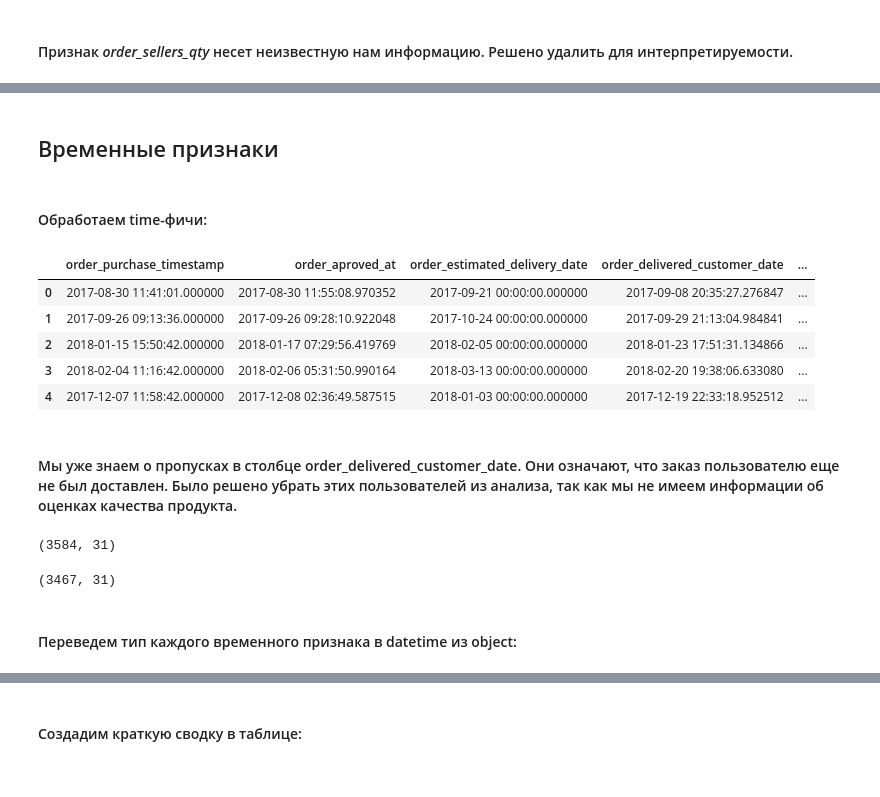
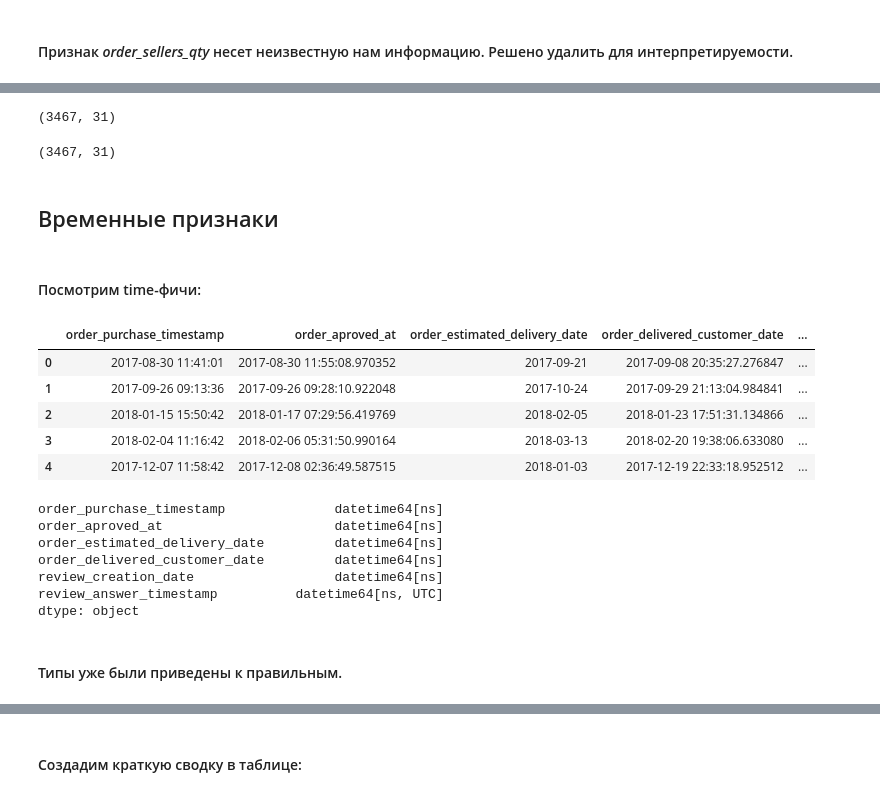
Before and after one commit to ViacheslavTimofeev/Olist_v5_churn_prediction, a Jupyter notebook: olist-ml-churn-prediction/notebooks/preprocessing/classified_data_eda_and_preprocessing.ipynb, the cells around one changed output, grey strips where cells are left out. Drawn from its saved outputs; the diff is of its cells as text; code cells hidden in the pictures.

```diff
--- a/olist-ml-churn-prediction/notebooks/preprocessing/classified_data_eda_and_preprocessing.ipynb
+++ b/olist-ml-churn-prediction/notebooks/preprocessing/classified_data_eda_and_preprocessing.ipynb
@@ -41,4 +57,2 @@ RAW_DIR = Path("../../data/raw")
-# %%
-classified_data = pd.read_csv(RAW_DIR / "olist_classified_public_dataset.csv").drop('Unnamed: 0', axis=1)
 # %%
 display(classified_data.head())
@@ -183,5 +147,5 @@ dtype: int64
-# %%
-df = df.drop('review_comment_title', axis=1)
+# %%
+df = df.drop(['Unnamed: 0', 'review_comment_title'], axis=1)
 # %% [markdown]
 #### Признак *order_sellers_qty* несет неизвестную нам информацию. Решено удалить для интерпретируемости.
 # %%
@@ -188,0 +155,4 @@ df = df.drop('order_sellers_qty', axis=1)
+# %%
+categorical_features = df.select_dtypes(include=["object", "string"]).columns.tolist()
+numeric_features = df.select_dtypes(include=["int", "float"]).columns.tolist()
+time_features = df.select_dtypes(include=["datetime64[ns]", "datetime64[ns, UTC]"]).columns.tolist()
@@ -188,0 +211,4 @@ df = df.drop('order_sellers_qty', axis=1)
+# %%
+df.shape
+# %% [output]
+(3467, 31)
@@ -189,19 +217,25 @@ df = df.drop('order_sellers_qty', axis=1)
+# %%
+df.shape
+# %% [output]
+(3467, 31)
 # %% [markdown]
 ## Временные признаки
 # %% [markdown]
-#### Обработаем time-фичи:
+#### Посмотрим time-фичи:
 # %%
 display(df[time_features].head())
+df[time_features].dtypes
 # %% [output]
 |  | order_purchase_timestamp | order_aproved_at | order_estimated_delivery_date | order_delivered_customer_date | ... |
-| 0 | 2017-08-30 11:41:01.000000 | 2017-08-30 11:55:08.970352 | 2017-09-21 00:00:00.000000 | 2017-09-08 20:35:27.276847 | ... |
-| 1 | 2017-09-26 09:13:36.000000 | 2017-09-26 09:28:10.922048 | 2017-10-24 00:00:00.000000 | 2017-09-29 21:13:04.984841 | ... |
-| 2 | 2018-01-15 15:50:42.000000 | 2018-01-17 07:29:56.419769 | 2018-02-05 00:00:00.000000 | 2018-01-23 17:51:31.134866 | ... |
-| 3 | 2018-02-04 11:16:42.000000 | 2018-02-06 05:31:50.990164 | 2018-03-13 00:00:00.000000 | 2018-02-20 19:38:06.633080 | ... |
-| 4 | 2017-12-07 11:58:42.000000 | 2017-12-08 02:36:49.587515 | 2018-01-03 00:00:00.000000 | 2017-12-19 22:33:18.952512 | ... |
+| 0 | 2017-08-30 11:41:01 | 2017-08-30 11:55:08.970352 | 2017-09-21 | 2017-09-08 20:35:27.276847 | ... |
+| 1 | 2017-09-26 09:13:36 | 2017-09-26 09:28:10.922048 | 2017-10-24 | 2017-09-29 21:13:04.984841 | ... |
+| 2 | 2018-01-15 15:50:42 | 2018-01-17 07:29:56.419769 | 2018-02-05 | 2018-01-23 17:51:31.134866 | ... |
+| 3 | 2018-02-04 11:16:42 | 2018-02-06 05:31:50.990164 | 2018-03-13 | 2018-02-20 19:38:06.633080 | ... |
+| 4 | 2017-12-07 11:58:42 | 2017-12-08 02:36:49.587515 | 2018-01-03 | 2017-12-19 22:33:18.952512 | ... |
+order_purchase_timestamp              datetime64[ns]
+order_aproved_at                      datetime64[ns]
+order_estimated_delivery_date         datetime64[ns]
+order_delivered_customer_date         datetime64[ns]
+review_creation_date                  datetime64[ns]
+review_answer_timestamp          datetime64[ns, UTC]
+dtype: object
-# %% [markdown]
-#### Мы уже знаем о пропусках в столбце order_delivered_customer_date. Они означают, что заказ пользователю еще не был доставлен. Было решено убрать этих пользователей из анализа, так как мы не имеем информации об оценках качества продукта.
-# %%
-df.shape
-# %% [output]
-(3584, 31)
@@ -210,6 +242,2 @@ df = df.dropna(subset=['order_delivered_customer_date'])
-# %%
-df.shape
-# %% [output]
-(3467, 31)
 # %% [markdown]
-#### Переведем тип каждого временного признака в datetime из object:
+#### Типы уже были приведены к правильным.
```
Also changed, not shown: parts of 40 cells of this notebook, 9 other files.
